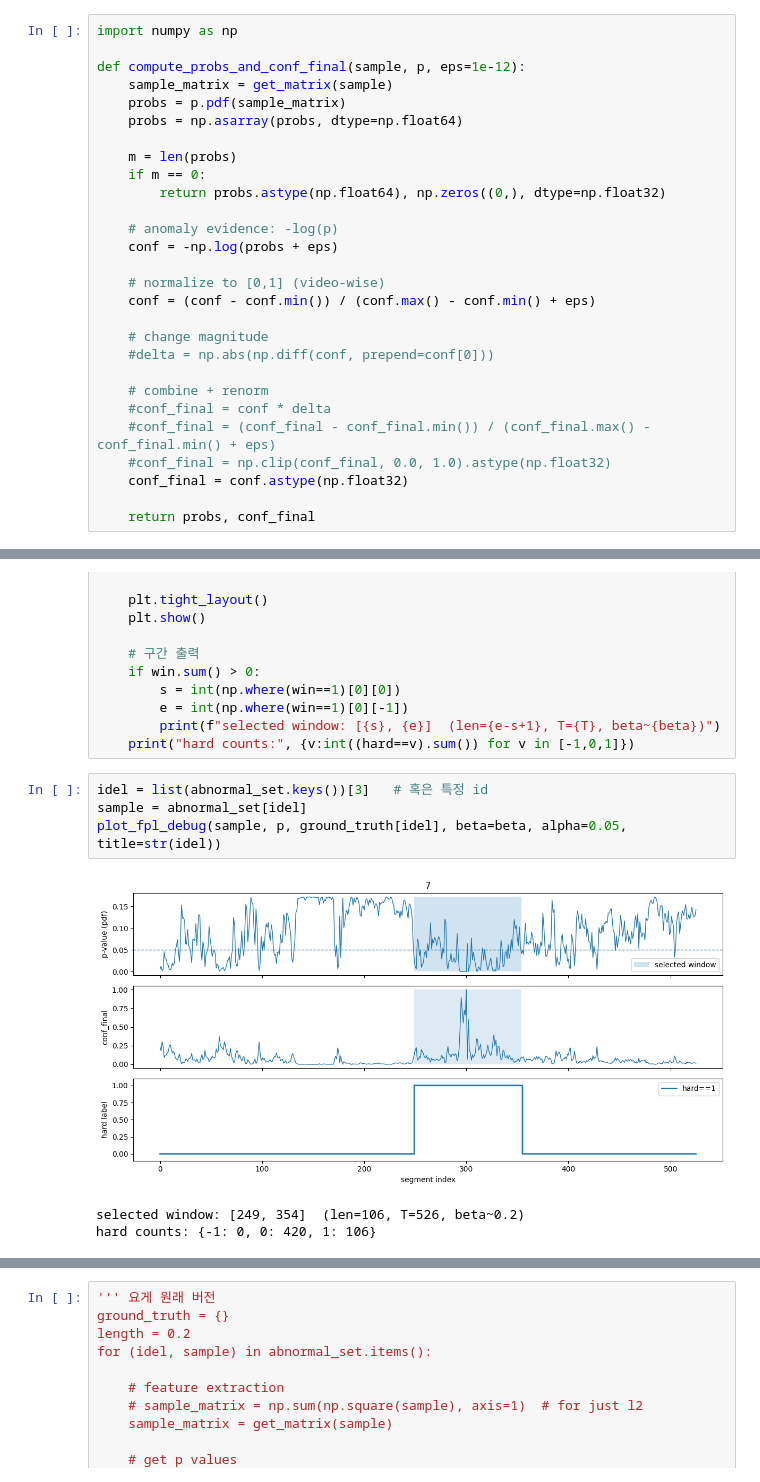
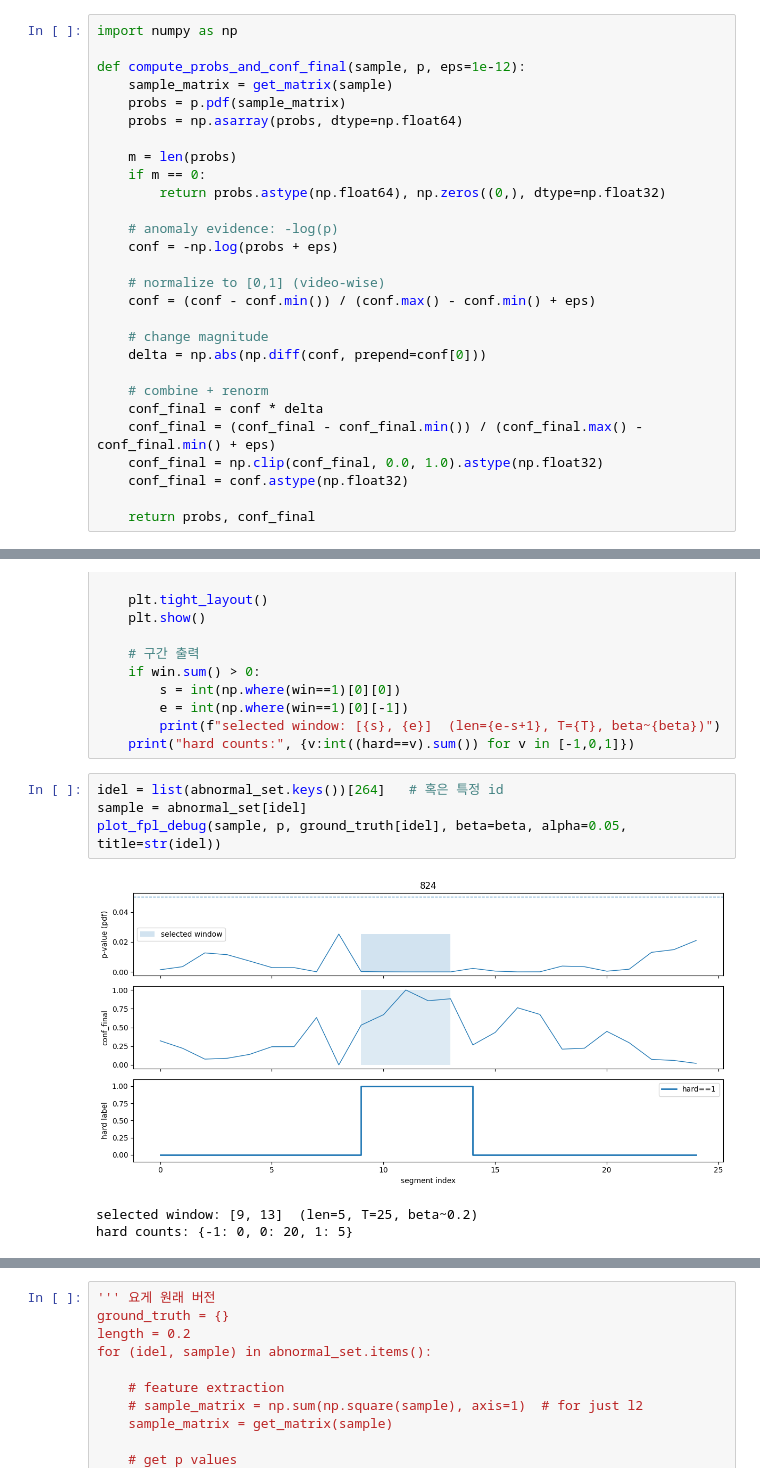
Before and after one commit to deepvad-team/video-anomaly-detection, a Jupyter notebook: notebooks/Unsupervised_PL_C2FPL.ipynb, the cells around one changed output, grey strips where cells are left out. Drawn from its saved outputs; the diff is of its cells as text.

```diff
--- a/notebooks/Unsupervised_PL_C2FPL.ipynb
+++ b/notebooks/Unsupervised_PL_C2FPL.ipynb
@@ -415,12 +544,12 @@ def compute_probs_and_conf_final(sample, p, eps=1e-12):
     conf = (conf - conf.min()) / (conf.max() - conf.min() + eps)
 
     # change magnitude
-    #delta = np.abs(np.diff(conf, prepend=conf[0]))
+    delta = np.abs(np.diff(conf, prepend=conf[0]))
 
     # combine + renorm
-    #conf_final = conf * delta
-    #conf_final = (conf_final - conf_final.min()) / (conf_final.max() - conf_final.min() + eps)
-    #conf_final = np.clip(conf_final, 0.0, 1.0).astype(np.float32)
+    conf_final = conf * delta
+    conf_final = (conf_final - conf_final.min()) / (conf_final.max() - conf_final.min() + eps)
+    conf_final = np.clip(conf_final, 0.0, 1.0).astype(np.float32)
     conf_final = conf.astype(np.float32)
 
     return probs, conf_final
@@ -556,11 +685,11 @@ def plot_fpl_debug(sample, p, gt_entry, beta=0.2, alpha=0.05, title=""):
         print(f"selected window: [{s}, {e}]  (len={e-s+1}, T={T}, beta~{beta})")
     print("hard counts:", {v:int((hard==v).sum()) for v in [-1,0,1]})
 # %%
-idel = list(abnormal_set.keys())[3]   # 혹은 특정 id
+idel = list(abnormal_set.keys())[264]   # 혹은 특정 id
 sample = abnormal_set[idel]
 plot_fpl_debug(sample, p, ground_truth[idel], beta=beta, alpha=0.05, title=str(idel))
 # %% [output]
-[figure, old version]
+[figure, new version]
-selected window: [249, 354]  (len=106, T=526, beta~0.2)
-hard counts: {-1: 0, 0: 420, 1: 106}
+selected window: [9, 13]  (len=5, T=25, beta~0.2)
+hard counts: {-1: 0, 0: 20, 1: 5}
 # %%
```
Also changed, not shown: parts of 8 cells of this notebook, 3 other files.
